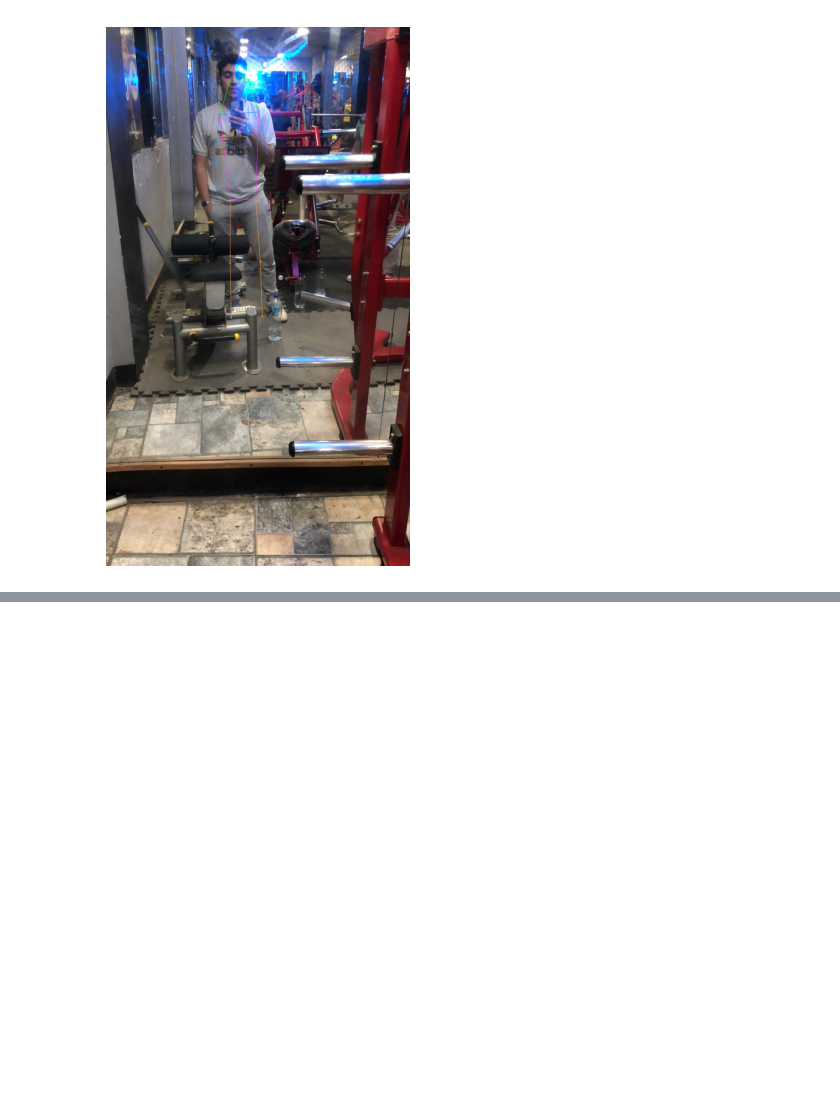
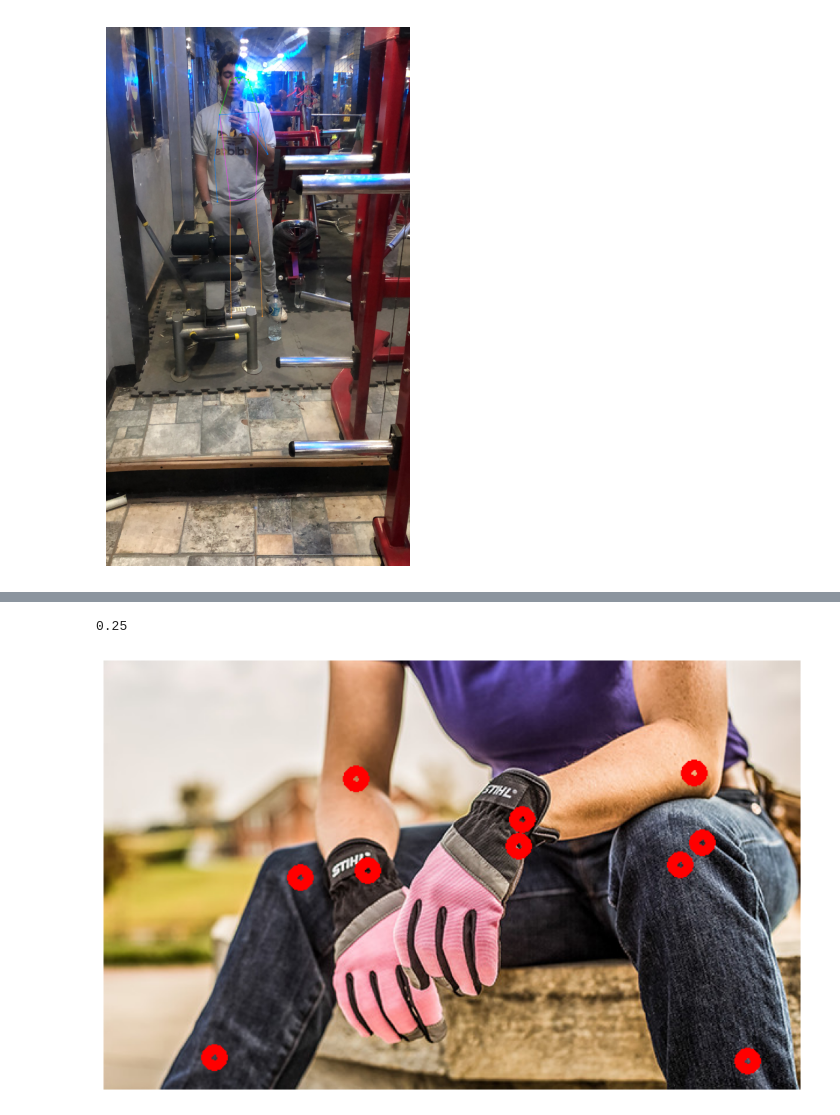
Before and after one commit to moaaztaha/GYM-assistant-using-Yolov7-pose-estimation, a Jupyter notebook: gym helper.ipynb, the cells around one changed output, grey strips where cells are left out. Drawn from its saved outputs; the diff is of its cells as text; code cells hidden in the pictures; blank space fills up the shorter version.

```diff
--- a/gym helper.ipynb
+++ b/gym helper.ipynb
@@ -31,0 +79,2 @@ live_camera(annotator)
+# %%
+kpts = pose_output[0, 7:].T; kpts
@@ -31,0 +85,7 @@ live_camera(annotator)
+# %%
+coord = []
+no_kpt = len(kpts)//3
+for i in range(no_kpt):
+    cx_cy = kpts[3*i], kpts[3*i + 1]
+    conf = kpts[3*i + 2]
+    coord.append([i, cx_cy, conf])
@@ -31,0 +112,12 @@ live_camera(annotator)
+# %%
+CONFIDENCE_THRESHOLD
+# %% [output]
+0.25
+# %%
+frame = cv2.imread('2.png')
+for point in coord:
+    if point[2] > .5:
+        image = cv2.circle(frame, (int(point[1][0]), int(point[1][1])), radius=7, color=(0, 0, 255), thickness=7)
+plot_image(frame)
+# %% [output]
+[figure, added]
```
Also changed, not shown: parts of 9 cells of this notebook.
